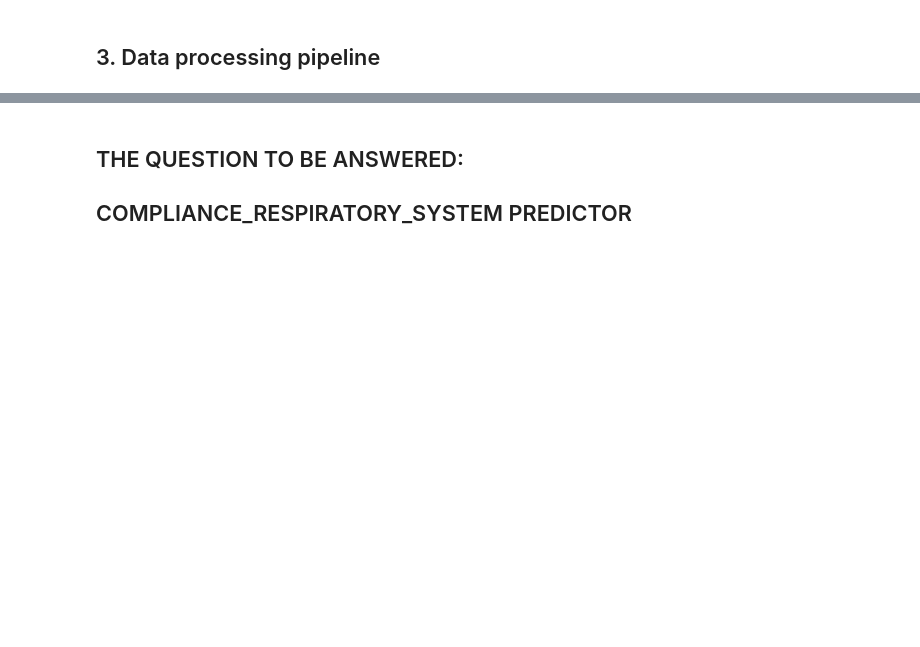
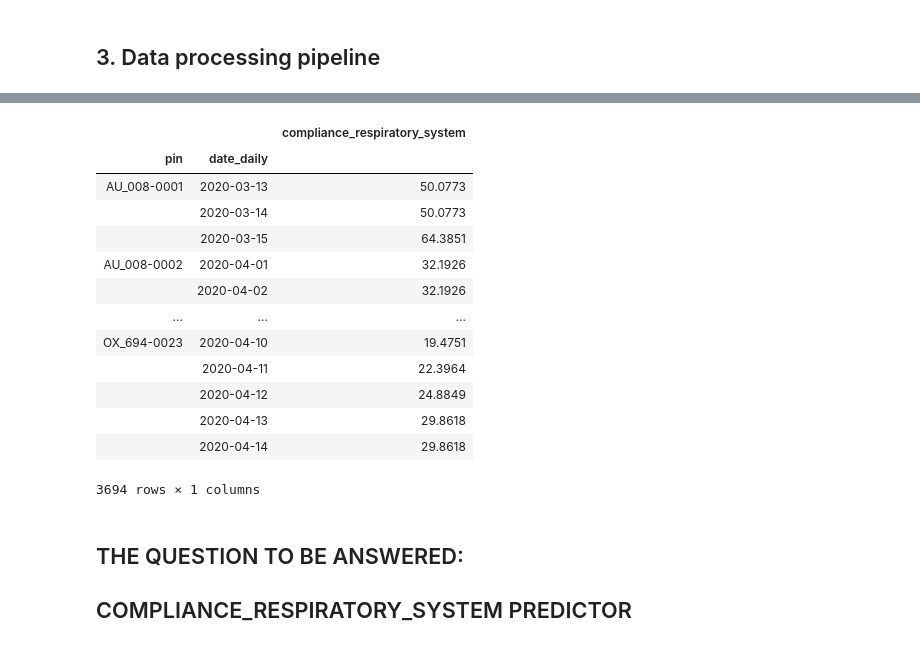
Before and after one commit to amirhkr/COVID19_RandomForest, a Jupyter notebook: notebooks/experiments/admission.ipynb, the cells around one changed output, grey strips where cells are left out. Saved outputs shown, nothing was run; the diff lists cells and outputs as text; code cells hidden in the pictures; blank space fills up the shorter version.

```diff
--- a/notebooks/experiments/admission.ipynb
+++ b/notebooks/experiments/admission.ipynb
@@ -117,3 +140,20 @@ df_X_,_ = match(processed_X_, df_y)
+# %%
+df_y
+# %% [output]
+|  |  | compliance_respiratory_system |
+| pin | date_daily |  |
+| AU_008-0001 | 2020-03-13 | 50.0773 |
+|  | 2020-03-14 | 50.0773 |
+|  | 2020-03-15 | 64.3851 |
+| AU_008-0002 | 2020-04-01 | 32.1926 |
+|  | 2020-04-02 | 32.1926 |
+| ... | ... | ... |
+| OX_694-0023 | 2020-04-10 | 19.4751 |
+|  | 2020-04-11 | 22.3964 |
+|  | 2020-04-12 | 24.8849 |
+|  | 2020-04-13 | 29.8618 |
+|  | 2020-04-14 | 29.8618 |
+3694 rows × 1 columns
 # %% [markdown]
 <a name="title"></a>
 ## THE QUESTION TO BE ANSWERED:
```
Also changed, not shown: parts of 12 cells of this notebook.
